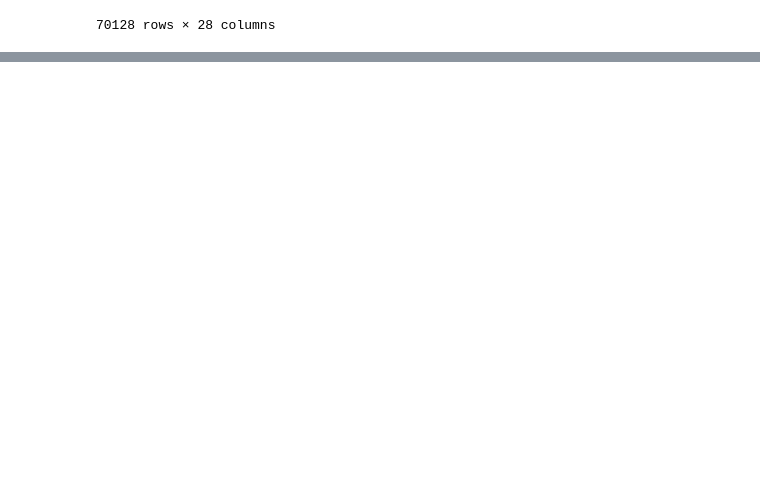
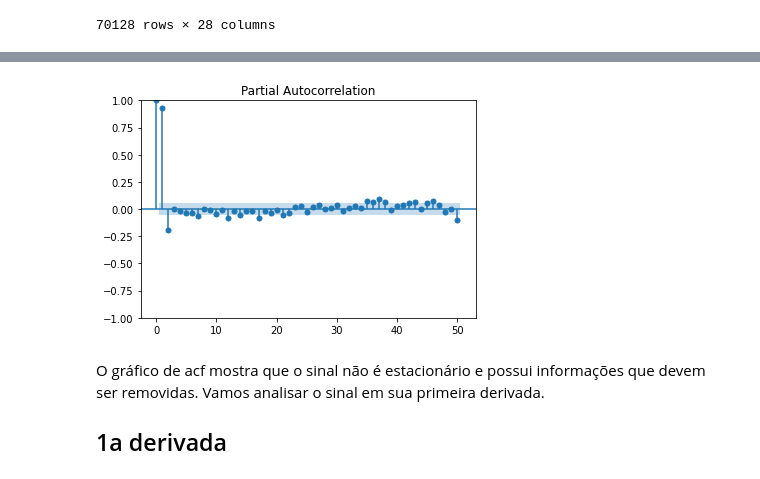
Before and after one commit to silasyl/DatathONS-Time2, a Jupyter notebook: Analise_SARIMAX.ipynb, the cells around one changed output, grey strips where cells are left out. Saved outputs shown, nothing was run; the diff lists cells and outputs as text; code cells hidden in the pictures; blank space fills up the shorter version.

```diff
--- a/Analise_SARIMAX.ipynb
+++ b/Analise_SARIMAX.ipynb
@@ -62,0 +188,9 @@ plt.show()
+# %%
+plot_pacf(train, method='ywm', lags=50)
+plt.show()
+# %% [output]
+[figure, added]
+# %% [markdown]
+O gráfico de acf mostra que o sinal não é estacionário e possui informações que devem ser removidas. Vamos analisar o sinal em sua primeira derivada.
+
+## 1a derivada
```
Also changed, not shown: parts of 31 cells of this notebook.
